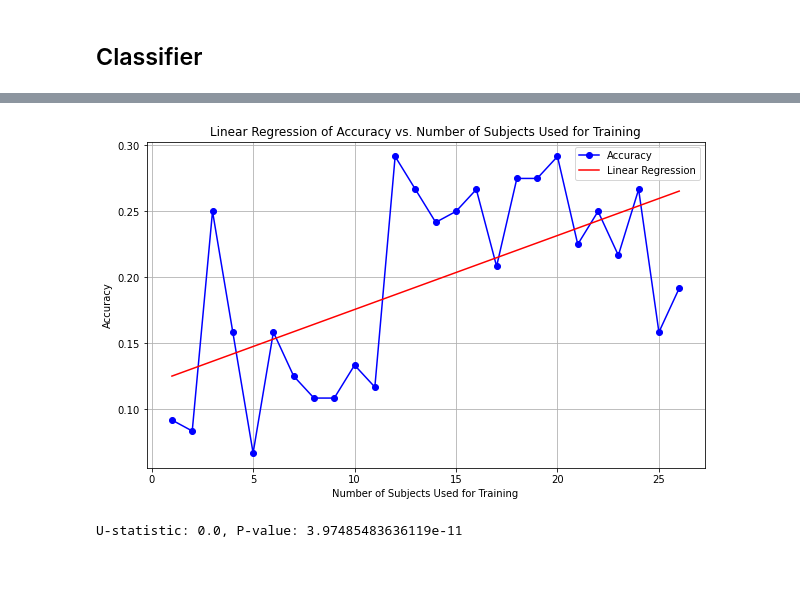
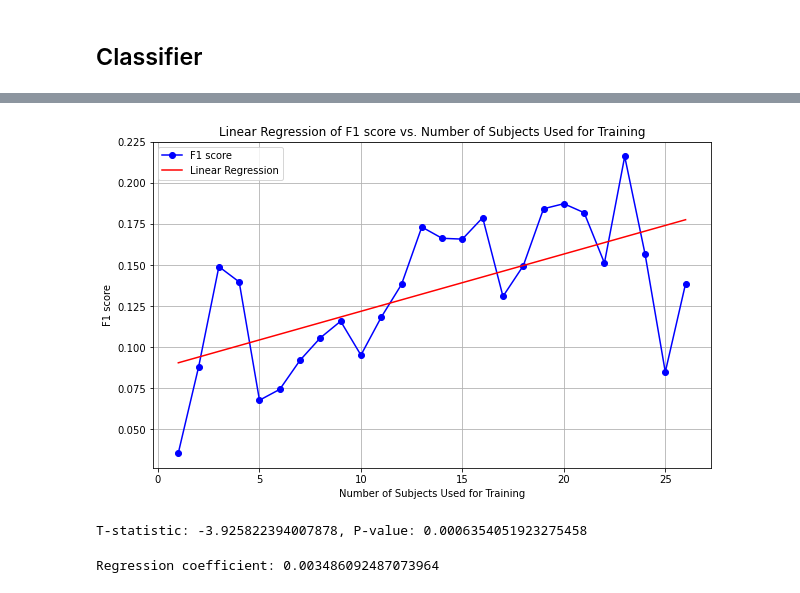
Before and after one commit to MetthewB/NSSP_Project2, a Jupyter notebook: scripts/part2.ipynb, the cells around one changed output, grey strips where cells are left out. Drawn from its saved outputs; the diff is of its cells as text; code cells hidden in the pictures.

```diff
--- a/scripts/part2.ipynb
+++ b/scripts/part2.ipynb
@@ -251,5 +250,5 @@ Accuracy score: 0.16666666666666666
 # %%
-accuracies = []
+f1_scores = []
 # rotate the subject used for testing
 for subject in range(1, 28):
     X_train = dataset[subject_id_column != subject]
@@ -265,15 +264,15 @@ for subject in range(1, 28):
     clf.fit(X_train_z, y_train)
 
     y_pred = clf.predict(X_test_z)
-    accuracy = accuracy_score(y_test, y_pred)
-    accuracies.append(accuracy)
-    print(f"Subject used for testing {subject} - Accuracy: {accuracy}")
+    f1Score = f1_score(y_test, y_pred, average='weighted')
+    f1_scores.append(f1Score)
+    print(f"Subject used for testing : {subject} - F1 score : {f1Score}")
 
-# Plot the accuracy for each subject
+# Plot the f1 score for each subject
 plt.figure(figsize=(10, 6))
-plt.plot(range(1, 28), accuracies, marker='o')
-plt.title("Accuracy for Each Subject")
-plt.axhline(np.mean(accuracies), color='r', linestyle='--', label='Mean Accuracy')
+plt.plot(range(1, 28), f1_scores, marker='o')
+plt.title("F1 score for Each Subject")
+plt.axhline(np.mean(f1_scores), color='r', linestyle='--', label='Mean F1 score')
 plt.xlabel("Subject used for testing")
 plt.ylabel("Accuracy")
 plt.grid(True)
@@ -294,5 +299,5 @@ Subject used for testing 12 - Accuracy: 0.2916666666666667
 # %%
-accuracies = []
+f1_scores = []
 # rotate the subject used for testing
 for subject in range(1, 27):
     X_train = dataset[subject_id_column <= subject]
@@ -308,7 +313,12 @@ for subject in range(1, 27):
     clf.fit(X_train_z, y_train)
 
     y_pred = clf.predict(X_test_z)
-    accuracy = accuracy_score(y_test, y_pred)
-    accuracies.append(accuracy)
-    print(f"{subject} Subjects used for training  - Accuracy when predicting subject 27 : {accuracy}")
+    f1Score = f1_score(y_test, y_pred, average='weighted')
+    f1_scores.append(f1Score)
+    print(f"{subject} Subjects used for training  - F1 score when predicting subject 27 : {f1Score}")
+
+first_half = f1_scores[:13]
+second_half = f1_scores[13:]
+T_stat, p_value = stats.ttest_ind(first_half, second_half, alternative='two-sided')
+print(f"T-statistic: {T_stat}, P-value: {p_value}")
 # %% [output]
@@ -333,30 +342,36 @@ for subject in range(1, 27):
 # %%
 subject_range = range(1, 27)  # Subjects from 1 to 26
 # 1. **Linear Regression to test for statistical increase**
 X = np.array(subject_range).reshape(-1, 1)  # Number of subjects
-y = np.array(accuracies)  # Corresponding accuracies
-
+y = np.array(f1_scores)  # Corresponding accuracies
 
 # Fit a linear regression model
 regressor = LinearRegression()
 regressor.fit(X, y)
 
 # Get the regression line
 y_pred_regression = regressor.predict(X)
 
 # Plot the linear regression result
 plt.figure(figsize=(10, 6))
-plt.plot(subject_range, accuracies, color='blue', marker = 'o', label='Accuracy')
+plt.plot(subject_range, f1_scores, color='blue', marker = 'o', label='F1 score')
 plt.plot(subject_range, y_pred_regression, color='red', label='Linear Regression')
-plt.title("Linear Regression of Accuracy vs. Number of Subjects Used for Training")
+plt.title("Linear Regression of F1 score vs. Number of Subjects Used for Training")
 plt.xlabel("Number of Subjects Used for Training")
-plt.ylabel("Accuracy")
+plt.ylabel("F1 score")
 plt.legend()
 plt.grid(True)
 plt.show()
 
-U_stat, p_value = stats.mannwhitneyu(accuracies, [0.5] * len(accuracies), alternative='two-sided')
-print(f"U-statistic: {U_stat}, P-value: {p_value}")
+first_half = f1_scores[:13]
+second_half = f1_scores[13:]
+T_stat, p_value = stats.ttest_ind(first_half, second_half, alternative='two-sided')
+print(f"T-statistic: {T_stat}, P-value: {p_value}")
 # %% [output]
-[figure, old version]
+[figure, new version]
-U-statistic: 0.0, P-value: 3.97485483636119e-11
+T-statistic: -3.925822394007878, P-value: 0.0006354051923275458
+# %%
+# print the regression coefficient
+print(f"Regression coefficient: {regressor.coef_[0]}")
+# %% [output]
+Regression coefficient: 0.003486092487073964
```
Also changed, not shown: parts of 9 cells of this notebook.
